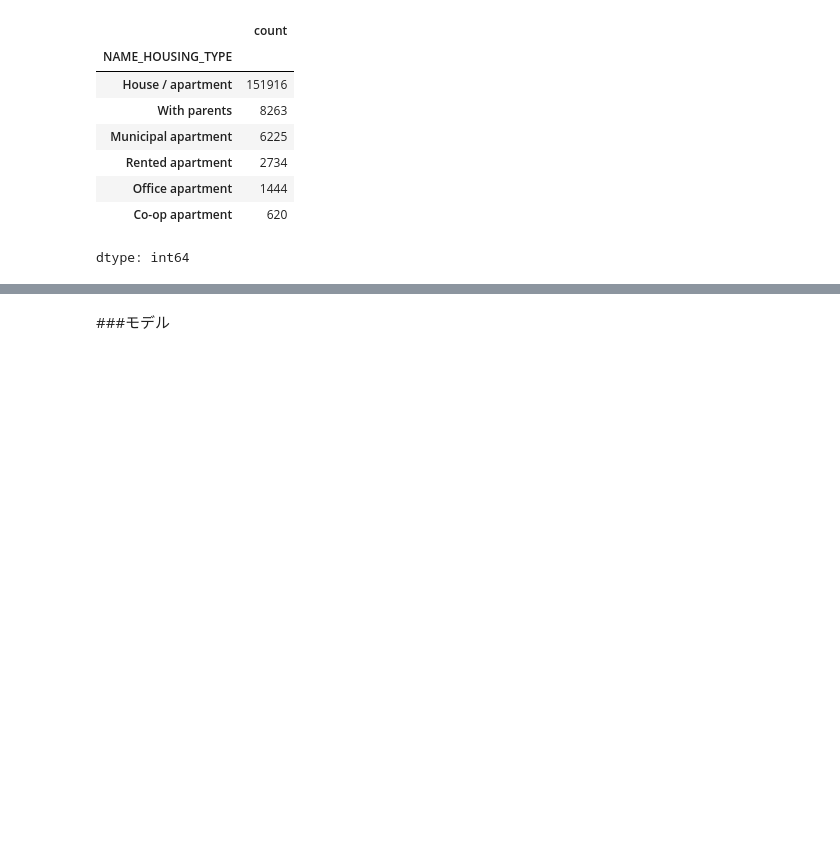
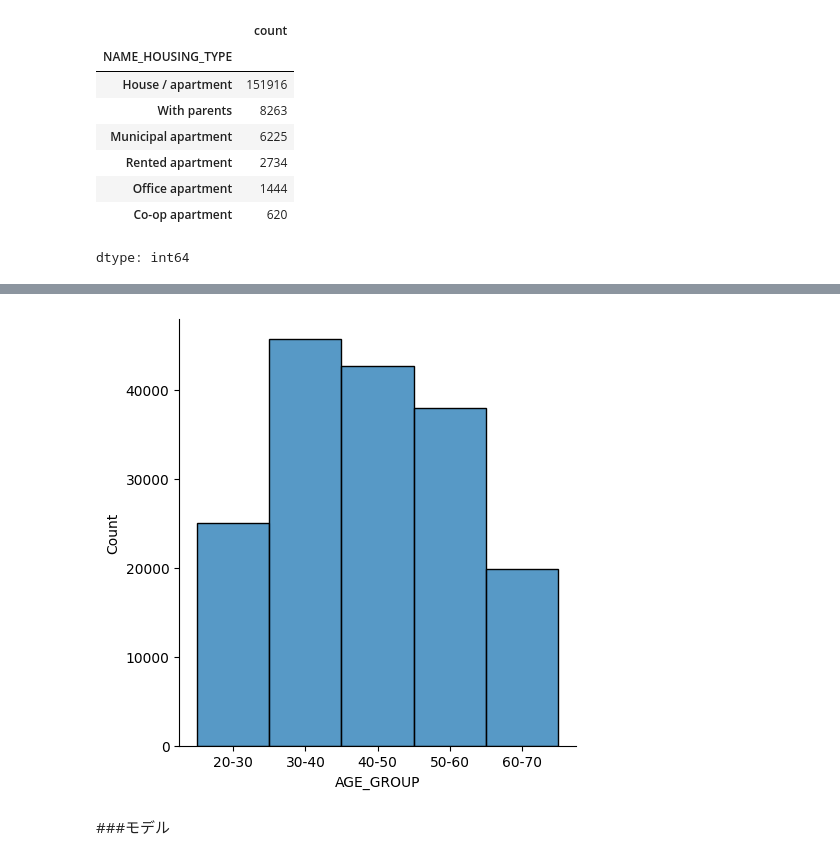
Before and after one commit to aki05162525/gci_compe2, a Jupyter notebook: compe2_ver1.ipynb, the cells around one changed output, grey strips where cells are left out. Cells and saved outputs as stored; diff of their text form; code cells hidden in the pictures; blank space fills up the shorter version.

```diff
--- a/compe2_ver1.ipynb
+++ b/compe2_ver1.ipynb
@@ -557,0 +595,11 @@ test_dummies_NAME_HOUSING_TYPE = pd.get_dummies(test['NAME_HOUSING_TYPE'], prefi
+# %%
+#年齢のバンド化
+train['AGE_GROUP'] = pd.cut(train['AGE_YEARS'], bins=[0, 20, 30, 40, 50, 60, 70, 100],
+                            labels=['0-20', '20-30', '30-40', '40-50', '50-60', '60-70', '70+'])
+test['AGE_GROUP'] = pd.cut(test['AGE_YEARS'], bins=[0, 20, 30, 40, 50, 60, 70, 100],
+                           labels=['0-20', '20-30', '30-40', '40-50', '50-60', '60-70', '70+'])
+# %%
+sns.displot(data=train, x="AGE_GROUP")
+plt.show()
+# %% [output]
+[figure, added]
```
Also changed, not shown: parts of 15 cells of this notebook.
